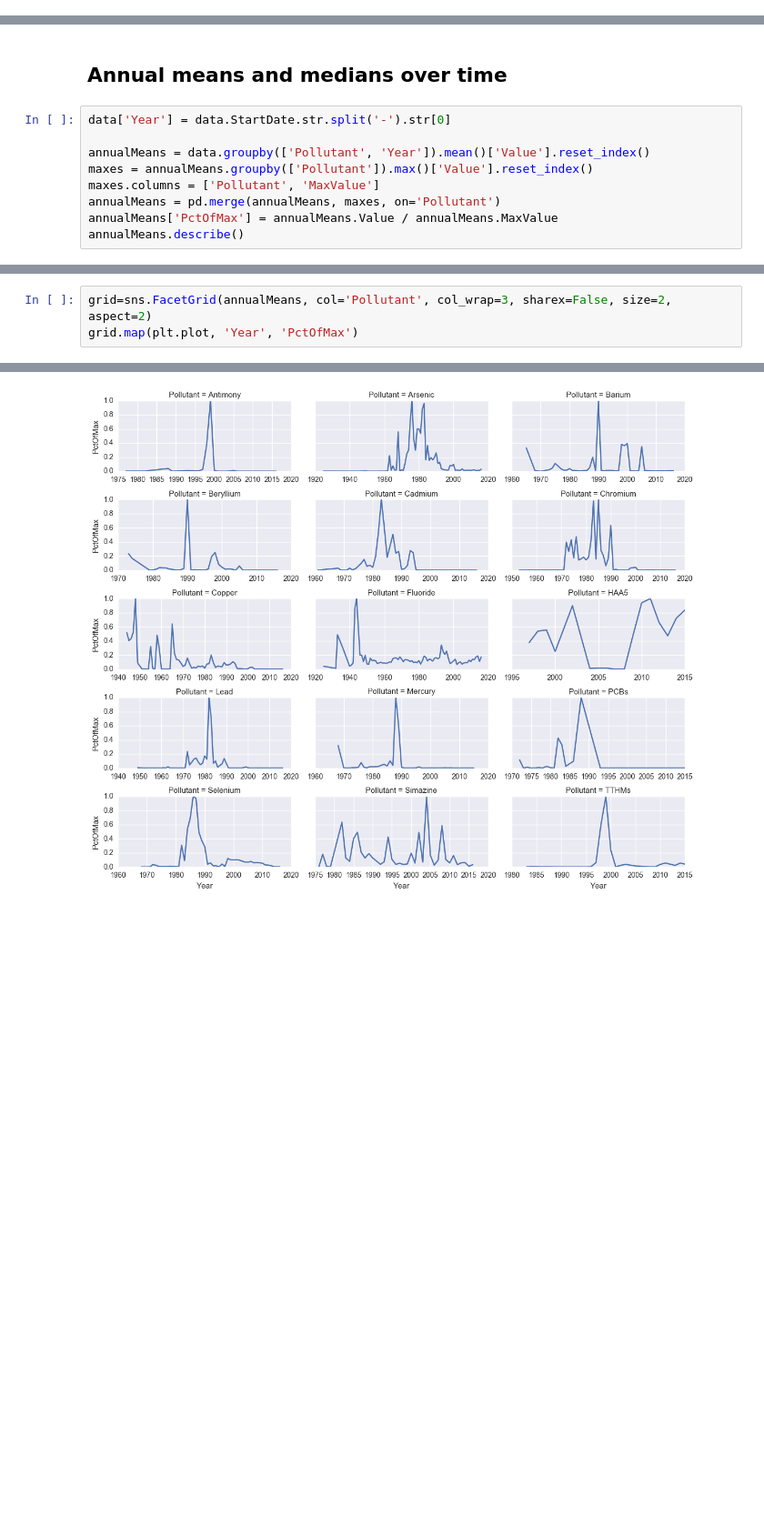
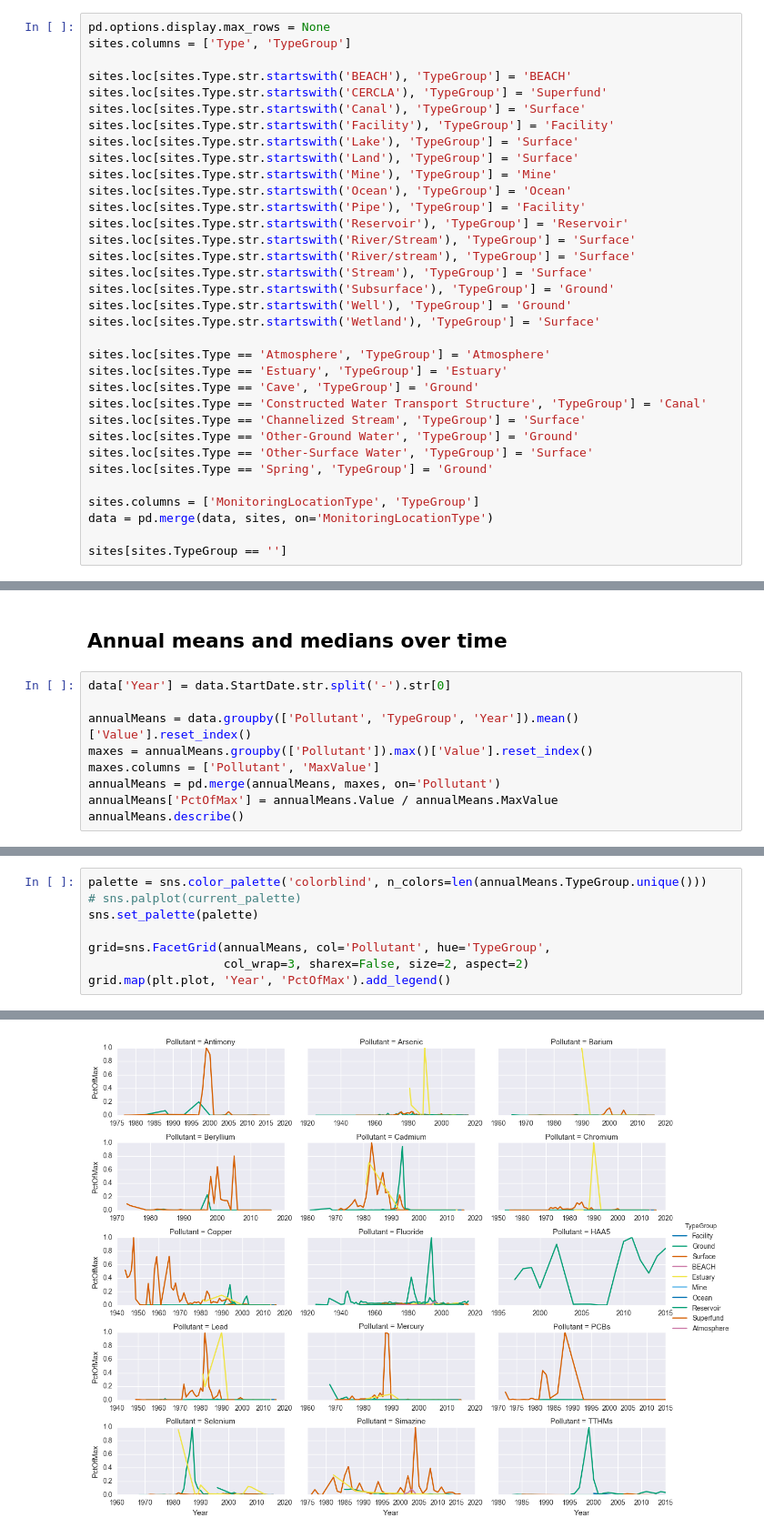
Before and after one commit to SeanU/waq, a Jupyter notebook: exploration/Water EDA.ipynb, the cells around one changed output, grey strips where cells are left out. Shown: that part at 91% size. Cells and saved outputs as stored; diff of their text form; blank space fills up the shorter version.

Commit message:
Adding some more plotting

```diff
--- a/exploration/Water EDA.ipynb
+++ b/exploration/Water EDA.ipynb
@@ -14,2 +17,36 @@ data = pd.merge(result, station, left_on='LocationIdentifier', right_on='Monitor
 del result
 del station
+# %%
+pd.options.display.max_rows = None
+sites.columns = ['Type', 'TypeGroup']
+
+sites.loc[sites.Type.str.startswith('BEACH'), 'TypeGroup'] = 'BEACH'
+sites.loc[sites.Type.str.startswith('CERCLA'), 'TypeGroup'] = 'Superfund'
+sites.loc[sites.Type.str.startswith('Canal'), 'TypeGroup'] = 'Surface'
+sites.loc[sites.Type.str.startswith('Facility'), 'TypeGroup'] = 'Facility'
+sites.loc[sites.Type.str.startswith('Lake'), 'TypeGroup'] = 'Surface'
+sites.loc[sites.Type.str.startswith('Land'), 'TypeGroup'] = 'Surface'
+sites.loc[sites.Type.str.startswith('Mine'), 'TypeGroup'] = 'Mine'
+sites.loc[sites.Type.str.startswith('Ocean'), 'TypeGroup'] = 'Ocean'
+sites.loc[sites.Type.str.startswith('Pipe'), 'TypeGroup'] = 'Facility'
+sites.loc[sites.Type.str.startswith('Reservoir'), 'TypeGroup'] = 'Reservoir'
+sites.loc[sites.Type.str.startswith('River/Stream'), 'TypeGroup'] = 'Surface'
+sites.loc[sites.Type.str.startswith('River/stream'), 'TypeGroup'] = 'Surface'
+sites.loc[sites.Type.str.startswith('Stream'), 'TypeGroup'] = 'Surface'
+sites.loc[sites.Type.str.startswith('Subsurface'), 'TypeGroup'] = 'Ground'
+sites.loc[sites.Type.str.startswith('Well'), 'TypeGroup'] = 'Ground'
+sites.loc[sites.Type.str.startswith('Wetland'), 'TypeGroup'] = 'Surface'
+
+sites.loc[sites.Type == 'Atmosphere', 'TypeGroup'] = 'Atmosphere'
+sites.loc[sites.Type == 'Estuary', 'TypeGroup'] = 'Estuary'
+sites.loc[sites.Type == 'Cave', 'TypeGroup'] = 'Ground'
+sites.loc[sites.Type == 'Constructed Water Transport Structure', 'TypeGroup'] = 'Canal'
+sites.loc[sites.Type == 'Channelized Stream', 'TypeGroup'] = 'Surface'
+sites.loc[sites.Type == 'Other-Ground Water', 'TypeGroup'] = 'Ground'
+sites.loc[sites.Type == 'Other-Surface Water', 'TypeGroup'] = 'Surface'
+sites.loc[sites.Type == 'Spring', 'TypeGroup'] = 'Ground'
+
+sites.columns = ['MonitoringLocationType', 'TypeGroup']
+data = pd.merge(data, sites, on='MonitoringLocationType')
+
+sites[sites.TypeGroup == '']
@@ -97,7 +158,7 @@ drawlimits()
 # %%
 data['Year'] = data.StartDate.str.split('-').str[0]
 
-annualMeans = data.groupby(['Pollutant', 'Year']).mean()['Value'].reset_index()
+annualMeans = data.groupby(['Pollutant', 'TypeGroup', 'Year']).mean()['Value'].reset_index()
 maxes = annualMeans.groupby(['Pollutant']).max()['Value'].reset_index()
 maxes.columns = ['Pollutant', 'MaxValue']
 annualMeans = pd.merge(annualMeans, maxes, on='Pollutant')
@@ -116,6 +177,11 @@ annualMeans.describe()
 # %%
-grid=sns.FacetGrid(annualMeans, col='Pollutant', col_wrap=3, sharex=False, size=2, aspect=2)
-grid.map(plt.plot, 'Year', 'PctOfMax')
+palette = sns.color_palette('colorblind', n_colors=len(annualMeans.TypeGroup.unique()))
+# sns.palplot(current_palette)
+sns.set_palette(palette)
+
+grid=sns.FacetGrid(annualMeans, col='Pollutant', hue='TypeGroup',
+                   col_wrap=3, sharex=False, size=2, aspect=2)
+grid.map(plt.plot, 'Year', 'PctOfMax').add_legend()
 # %% [output]
 <seaborn.axisgrid.FacetGrid at 0x...>
-[figure, old version]
+[figure, new version]
```
Also changed, not shown: parts of 5 cells of this notebook.
